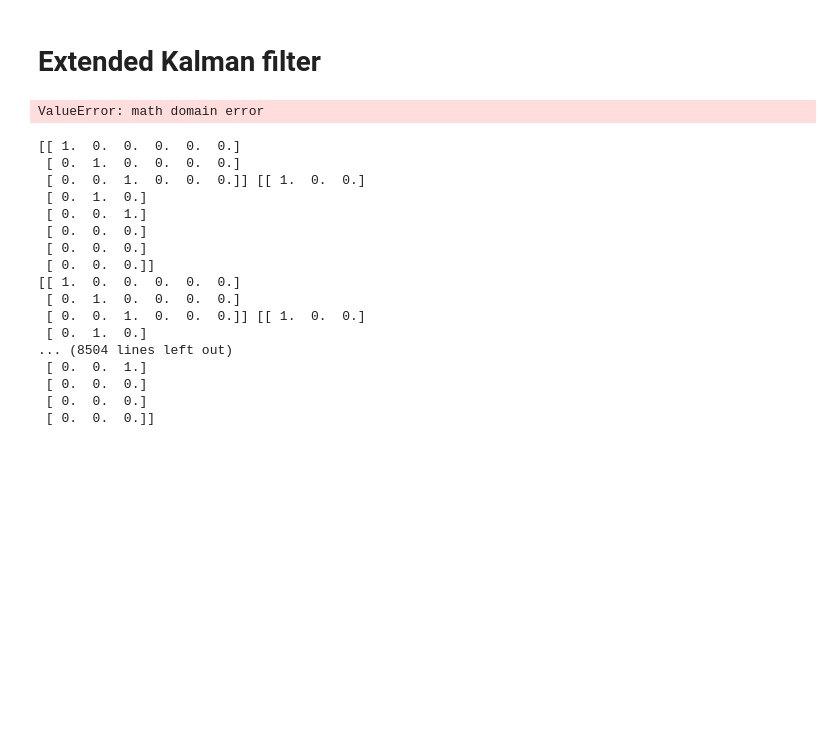
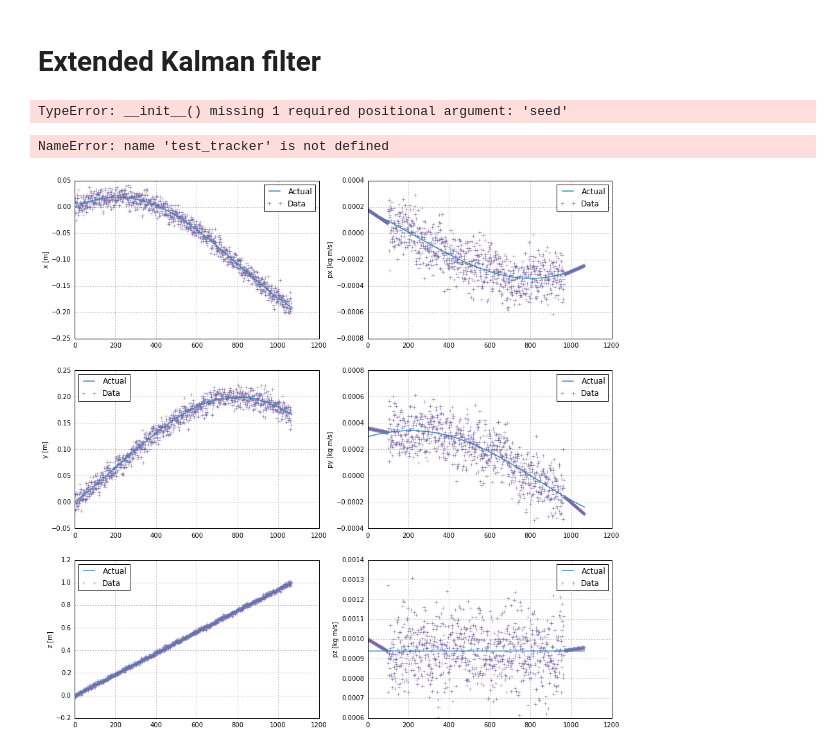
Before and after one commit to chchen123/pytpc, a Jupyter notebook: KalmanFilter.ipynb, the cells around one changed output. Drawn from its saved outputs; the diff is of its cells as text; code cells hidden in the pictures; blank space fills up the shorter version.

Commit message:
Some changes to the way measurements are generated from state vectors. Still diverges very rapidly.

```diff
--- a/KalmanFilter.ipynb
+++ b/KalmanFilter.ipynb
@@ -106,7 +107,7 @@ test[0] = sv[0]
 test_tracker = tracking.Tracker(tracking.Particle(4, 2), g, efield, bfield)
 for x in range(1, sv.shape[0]):
     test[x] = test_tracker.update_state_vector(test[x-1])
-state_vector_plots(sv[1:], test[1:])
+state_vector_plots(sv, test)
 # %% [output]
-ValueError: math domain error
+TypeError: __init__() missing 1 required positional argument: 'seed'
 # %%
@@ -114,21 +118,8 @@ meas = pos + numpy.random.normal(0, 1e-2, pos.shape)
-# %%
-tr = tracking.Tracker(pt, g, efield, bfield)
-kf = tr.track(meas)
-# %% [output]
-[[ 1.  0.  0.  0.  0.  0.]
- [ 0.  1.  0.  0.  0.  0.]
- [ 0.  0.  1.  0.  0.  0.]] [[ 1.  0.  0.]
- [ 0.  1.  0.]
- [ 0.  0.  1.]
- [ 0.  0.  0.]
- [ 0.  0.  0.]
- [ 0.  0.  0.]]
-[[ 1.  0.  0.  0.  0.  0.]
- [ 0.  1.  0.  0.  0.  0.]
- [ 0.  0.  1.  0.  0.  0.]] [[ 1.  0.  0.]
- [ 0.  1.  0.]
-... (8504 lines left out)
- [ 0.  0.  1.]
- [ 0.  0.  0.]
- [ 0.  0.  0.]
- [ 0.  0.  0.]]
+# %%
+test_sv = numpy.array([test_tracker.generate_measurement(v) for v in sv])
+# %% [output]
+NameError: name 'test_tracker' is not defined
+# %%
+state_vector_plots(test_sv, data=meas)
+# %% [output]
+[figure, added]
```
Also changed, not shown: parts of 19 cells of this notebook, 3 other files.
